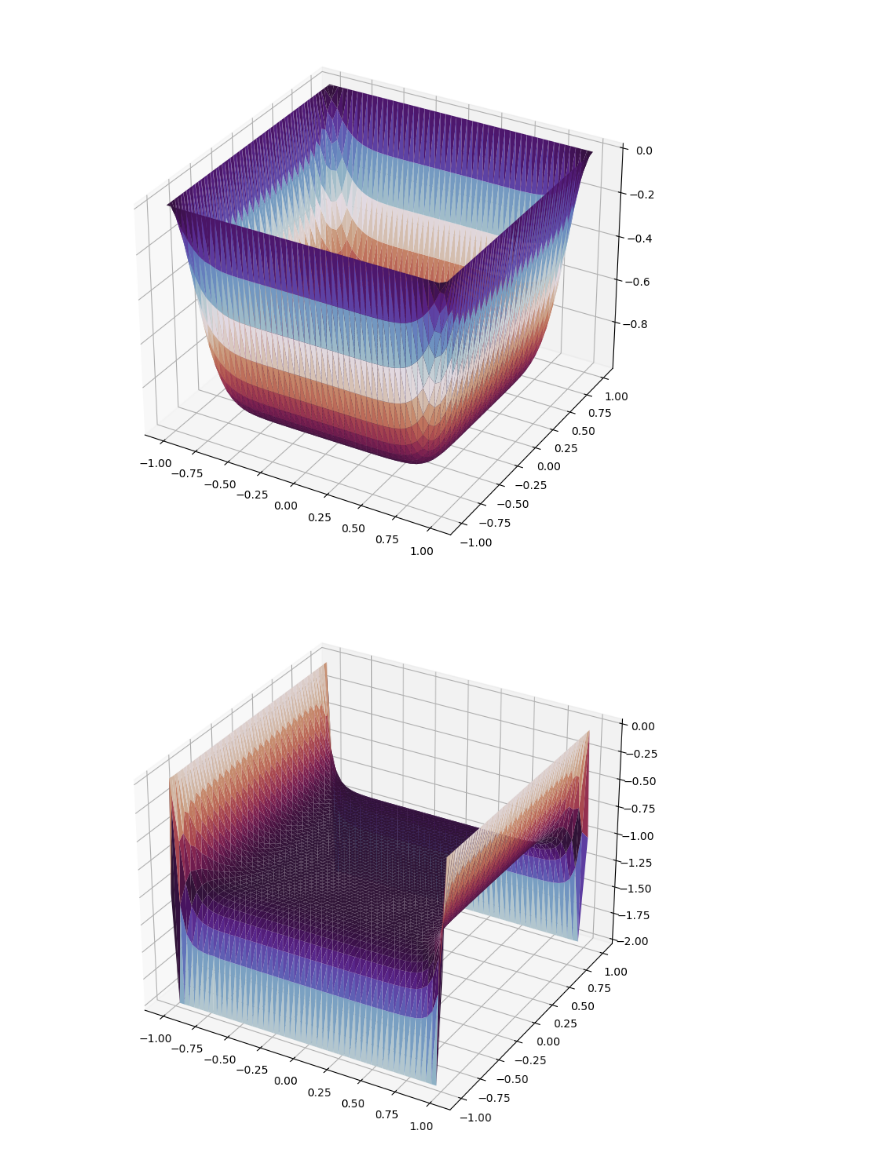
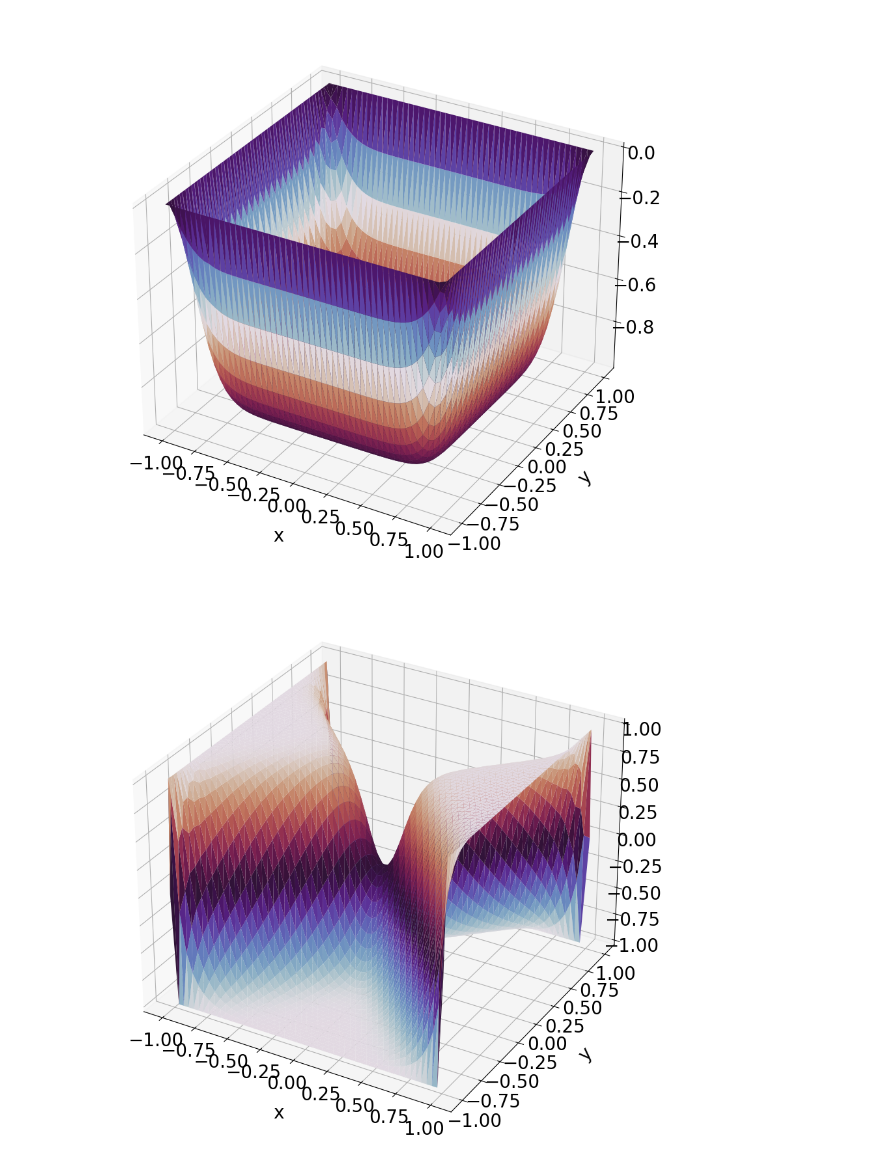
Before and after one commit to perrineruth/AMSC661, a Jupyter notebook: Final/Ginzburg-Landau.ipynb, the cells around one changed output. Drawn from its saved outputs; the diff is of its cells as text; code cells hidden in the pictures.

```diff
--- a/Final/Ginzburg-Landau.ipynb
+++ b/Final/Ginzburg-Landau.ipynb
@@ -5,6 +5,7 @@ import matplotlib.pyplot as plt
 from mpl_toolkits.mplot3d import Axes3D
 import scipy
 from scipy.sparse import csr_matrix,lil_matrix
+plt.rcParams.update({'font.size': 20})
 # %%
 # Mesh code this needs to be located in the same folder as Masha's distmesh code
 
@@ -114,20 +115,26 @@ U = Newton(U)
 fig = plt.figure(figsize =(16, 9))
 ax = plt.axes(projection ='3d')
 ax.plot_trisurf(pts[:,0], pts[:,1], U, cmap=plt.get_cmap('twilight_shifted_r'))
+plt.xlabel('\n\nx')
+plt.ylabel('\n\n     y')
+plt.tight_layout()
 plt.savefig('Ginz_zero_init.pdf')
 # %% [output]
-[figure, old version]
+[figure, new version]
 # %%
 # initial conditions start with uD = 0
-U = -np.ones(Npts)
+U = np.zeros(Npts)
 U[ILR] += 1 # add an subtract so that corners are 0
 U[ITB] -= 1
 
 U = Newton(U)
 
 fig = plt.figure(figsize =(16, 9))
 ax = plt.axes(projection ='3d')
 ax.plot_trisurf(pts[:,0], pts[:,1], U, cmap=plt.get_cmap('twilight'))
+plt.xlabel('\n\nx')
+plt.ylabel('\n\n     y')
+plt.tight_layout()
 plt.savefig('Ginz_mix_init.pdf')
 # %% [output]
-[figure, old version]
+[figure, new version]
```
Also changed, not shown: parts of 1 cell of this notebook.
